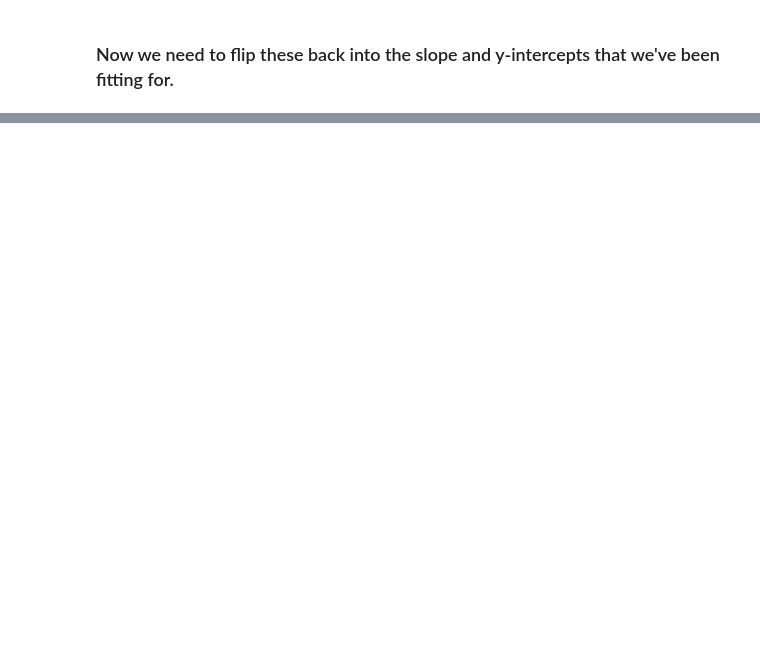
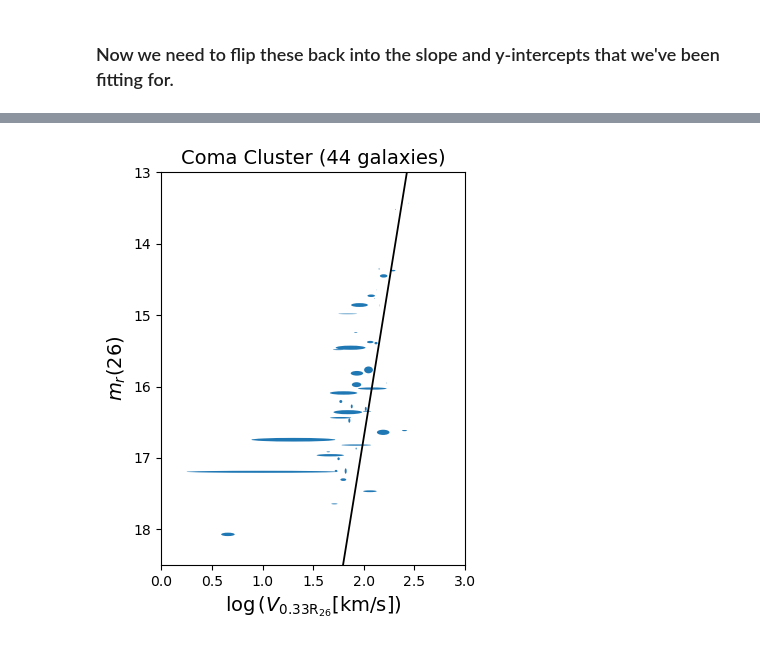
Before and after one commit to DESI-UR/DESI_SGA, a Jupyter notebook: TF/SV/Coma-Fuji_KAD.ipynb, the cells around one changed output, grey strips where cells are left out. Saved outputs shown, nothing was run; the diff lists cells and outputs as text; code cells hidden in the pictures; blank space fills up the shorter version.

```diff
--- a/TF/SV/Coma-Fuji_KAD.ipynb
+++ b/TF/SV/Coma-Fuji_KAD.ipynb
@@ -1177,0 +1201,39 @@ w = np.linalg.solve(ATA, np.dot(A.T, y/yerr**2))
+# %%
+#sigmas = hf.get_sigmas()
+xvals = np.linspace(1., 3., 1000)
+yvals = lls_m * (xvals - V0) + lls_b
+
+# Get the MCMC 1-sigma quantiles to plot with the fit.
+#y_chain = np.outer(xvals - V0, flat_samples[:,0]) + flat_samples[:,1]
+#y_chain_quantiles = np.quantile(y_chain, [0.1587, 0.8414], axis=1)
+
+# Pack info into data
+data = [np.log10(SGA_TF['V_0p33R26']), SGA_TF['R_MAG_SB26']]
+x_err = 0.434*SGA_TF['V_0p33R26_err']/SGA_TF['V_0p33R26']
+y_err = SGA_TF['R_MAG_SB26_ERR']
+corr_xy = np.zeros_like(x_err)
+
+# Generate ellipses
+ells = [
+    Ellipse(
+        xy=[data[0][i], data[1][i]],
+        width=2*y_err[i],
+        height=2*x_err[i],
+        angle=np.rad2deg(np.arccos(corr_xy[i])),
+    )
+    for i in range(len(data[0]))
+]
+# Make the plot
+fig, ax = plt.subplots(figsize=(4,5), tight_layout=True)
+#ax.fill_between(xvals, y_chain_quantiles[0], y_chain_quantiles[1], color="lightgray")
+for i, e in enumerate(ells):
+    ax.add_artist(e)
+    e.set_edgecolor('None')
+ax.plot(xvals, yvals, c="k", marker="None", ls="-", lw=1.3)#, alpha=0.9)
+ax.set_xlabel(r"$\log{(V_\mathrm{0.33R_{26}} [\mathrm{km/s}])}$", fontsize=14)
+ax.set_ylabel(r"$m_r(26)$", fontsize=14)
+ax.set_title("Coma Cluster ({} galaxies)".format(len(SGA_TF)), fontsize = 14)
+ax.set_xlim(0, 3)
+ax.set_ylim(18.5, 13);
+# %% [output]
+[figure, added]
```
Also changed, not shown: parts of 15 cells of this notebook, 4 other files.
